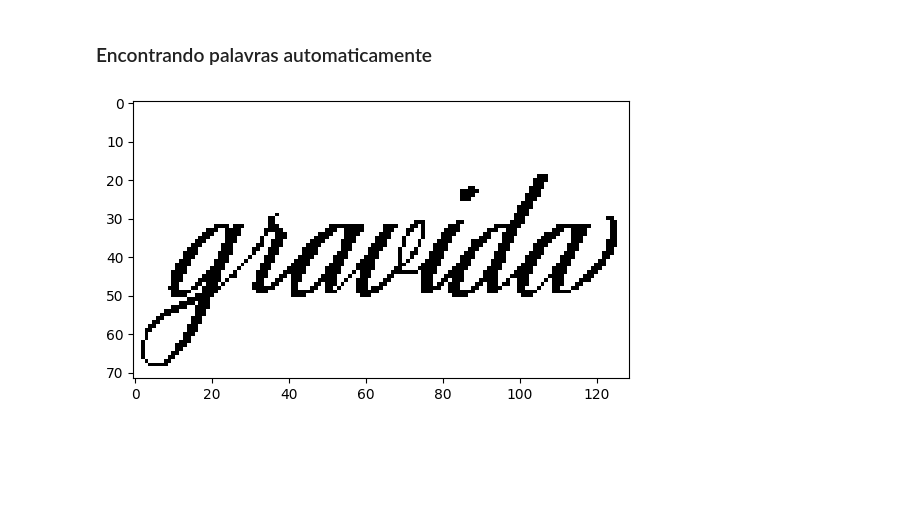
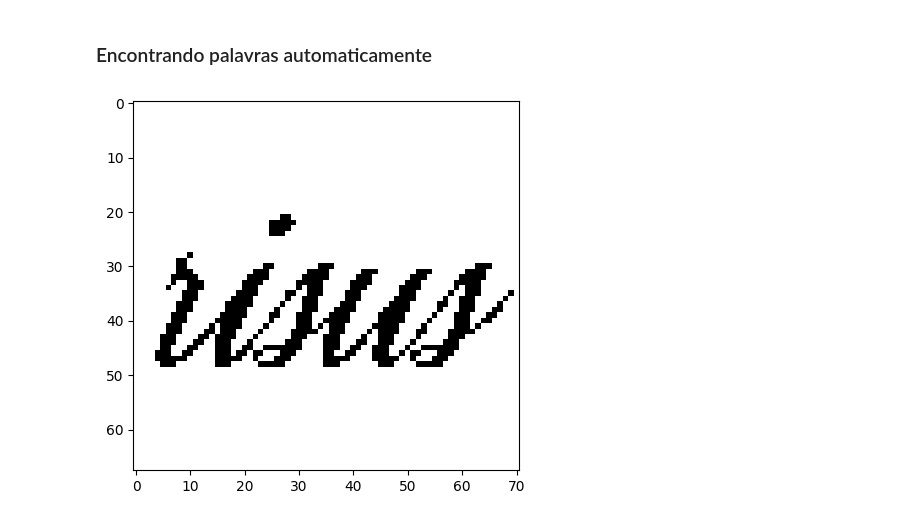
Before and after one commit to Pinais/AIstoriador, a Jupyter notebook: teste.ipynb, the cells around one changed output. Saved outputs shown, nothing was run; the diff lists cells and outputs as text; code cells hidden in the pictures; blank space fills up the shorter version.

```diff
--- a/teste.ipynb
+++ b/teste.ipynb
@@ -214,17 +183,17 @@ plt.imshow(im_gray_th_otsu[:,50:70], cmap = plt.cm.gray)
 maior = 0
 menor = 255
 media_img = 0
-for x in range(0,724):
+for x in range(50,70):
     sum = 0
-    for y in range(50, 70):
-        sum += im_gray_th_otsu[y][x]
-    media_linha = sum/20
+    for y in range(0, h):
+        sum += img[y][x]
+    media_linha = sum/h
     media_img += media_linha
     if media_linha > maior:
         maior = media_linha
     if media_linha < menor:
         menor = media_linha
     print("{:.2f}".format(media_linha))#724
-media_img = media_img/1441
+media_img = media_img/20
 print(f"media {media_img} ||| maior {maior} ||| menor {menor}")
 # %% [output]
@@ -269,37 +238,41 @@ plt.imshow(nimg_cols, cmap=comap)
 # %% [markdown]
 ### Encontrando palavras automaticamente
 # %%
-i=0
-inicial = 0
-final = 0
-im = vetor[0]
-palavras = []
-h = im.shape[0]
-for x in range(0, w):
-    sum = 0
-    for y in range(0,h):
-        sum += im[y][x]
-    media_coluna = sum/h
-    if media_coluna == 255:
-        i+=1
+for k in range(0,len(aux)):
+    im = aux[k]
+    h = im.shape[0]
 
-        if i == 4:
-            final = x
+    i=0
 
-            if final - inicial > 5:
-                n = palavras.append(im[:, inicial:final])
-                #print(inicial, final)
+    inicial = 0
+    final = 0
+    palavras = []
 
-            inicial = final
+    for x in range(0, w):
+        sum = 0
+        for y in range(0,h):
+            sum += im[y][x]
+        media_coluna = sum/h
+        if media_coluna == 255:
+            i+=1
 
-        elif i>4:
-            if media_coluna == 255:
-                i = 0
+            if i == 4:
+                final = x
 
-for i in range(0, len(palavras)):
-    fig = plt.gcf()
-    plt.imshow(palavras[i], cmap=comap)
-    plt.savefig(f"palavra 0-{i}.png",format="png")
-    pass
+                if final - inicial > 5:
+                    n = palavras.append(im[:, inicial:final])
+                    #print(inicial, final)
+
+                inicial = final
+
+            elif i>4:
+                if media_coluna == 255:
+                    i = 0
+
+    for i in range(0, len(palavras)):
+        fig = plt.gcf()
+        plt.imshow(palavras[i], cmap=gmap)
+        plt.savefig(f"{word_dir}palavra-{k}-{i}.png",format="png")
+        pass
 # %% [output]
-[figure, old version]
+[figure, new version]
```
Also changed, not shown: parts of 6 cells of this notebook.
